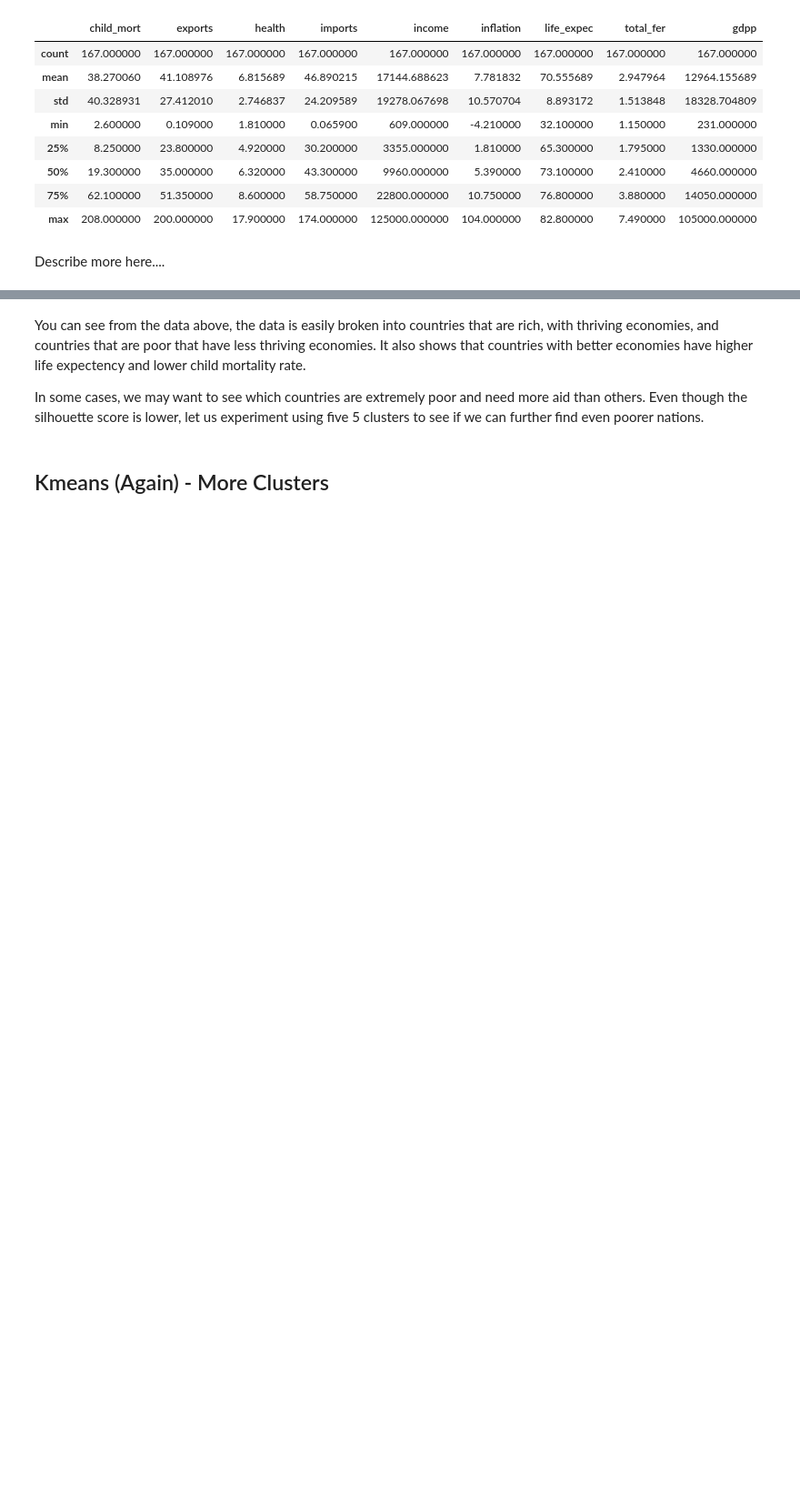
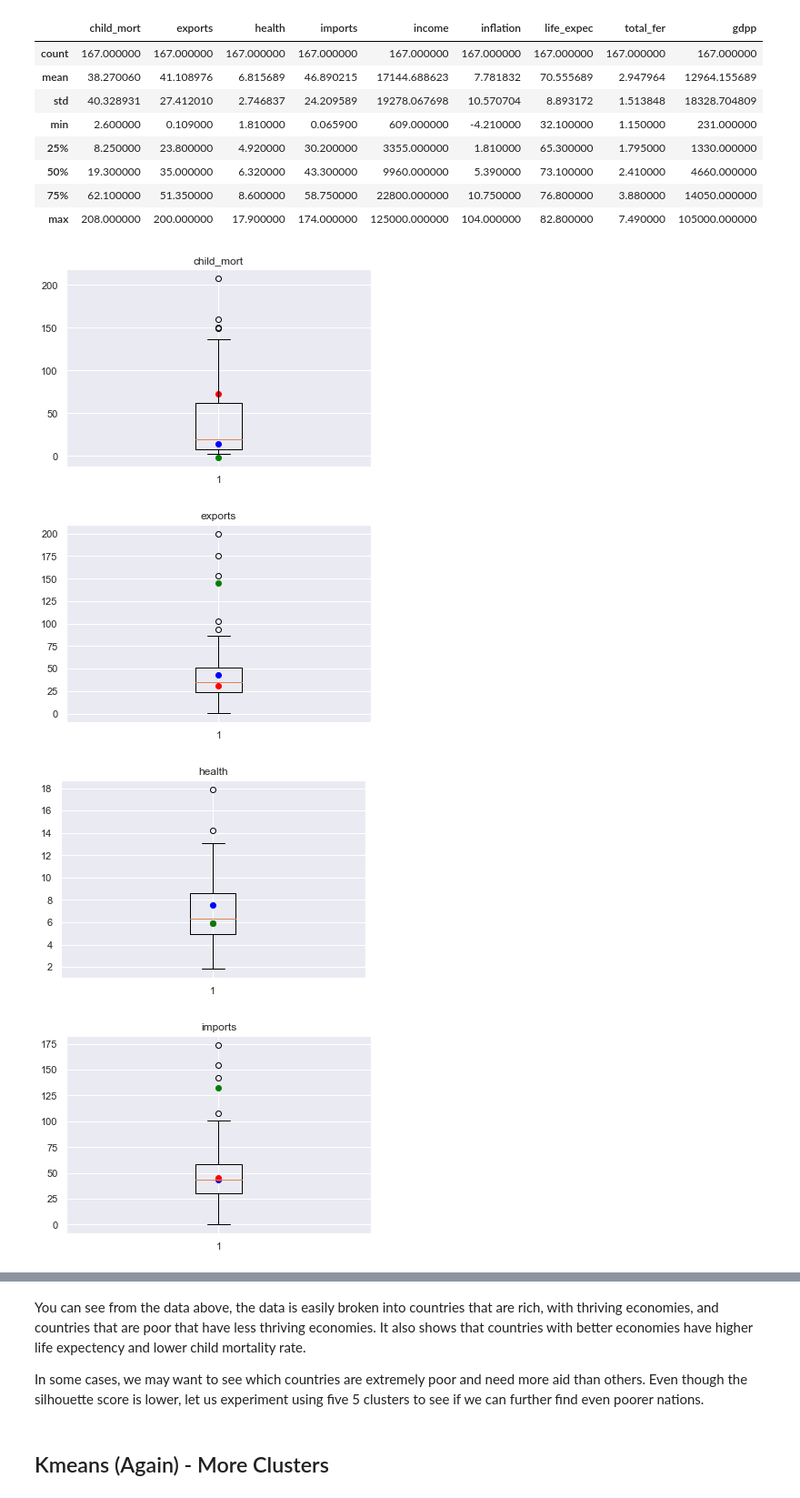
Before and after one commit to jdn5126/CommunitySegmentation, a Jupyter notebook: Country.ipynb, the cells around one changed output, grey strips where cells are left out. Shown at 91% size. Drawn from its saved outputs; the diff is of its cells as text; code cells hidden in the pictures; blank space fills up the shorter version.

```diff
--- a/Country.ipynb
+++ b/Country.ipynb
@@ -169,5 +174,20 @@ df.describe()
 | 50% | 19.300000 | 35.000000 | 6.320000 | 43.300000 | 9960.000000 | 5.390000 | 73.100000 | 2.410000 | 4660.000000 |
 | 75% | 62.100000 | 51.350000 | 8.600000 | 58.750000 | 22800.000000 | 10.750000 | 76.800000 | 3.880000 | 14050.000000 |
 | max | 208.000000 | 200.000000 | 17.900000 | 174.000000 | 125000.000000 | 104.000000 | 82.800000 | 7.490000 | 105000.000000 |
-# %% [markdown]
-Describe more here....
+# %%
+colors = ['blue', 'red', 'green', 'orange', 'purple']
+
+for i in range (len(df.columns)):
+    label = df.columns[i]
+    row = i // 3
+    col = i % 3
+    plt.figure()
+    plt.title(label)
+    plt.boxplot(df[label])
+    for j in range(len(inverse_center_df)):
+        plt.scatter(1, inverse_center_df[label][j], color=colors[j])
+# %% [output]
+[figure, added]
+[figure, added]
+[figure, added]
+[figure, added]
```
Also changed, not shown: parts of 21 cells of this notebook.
